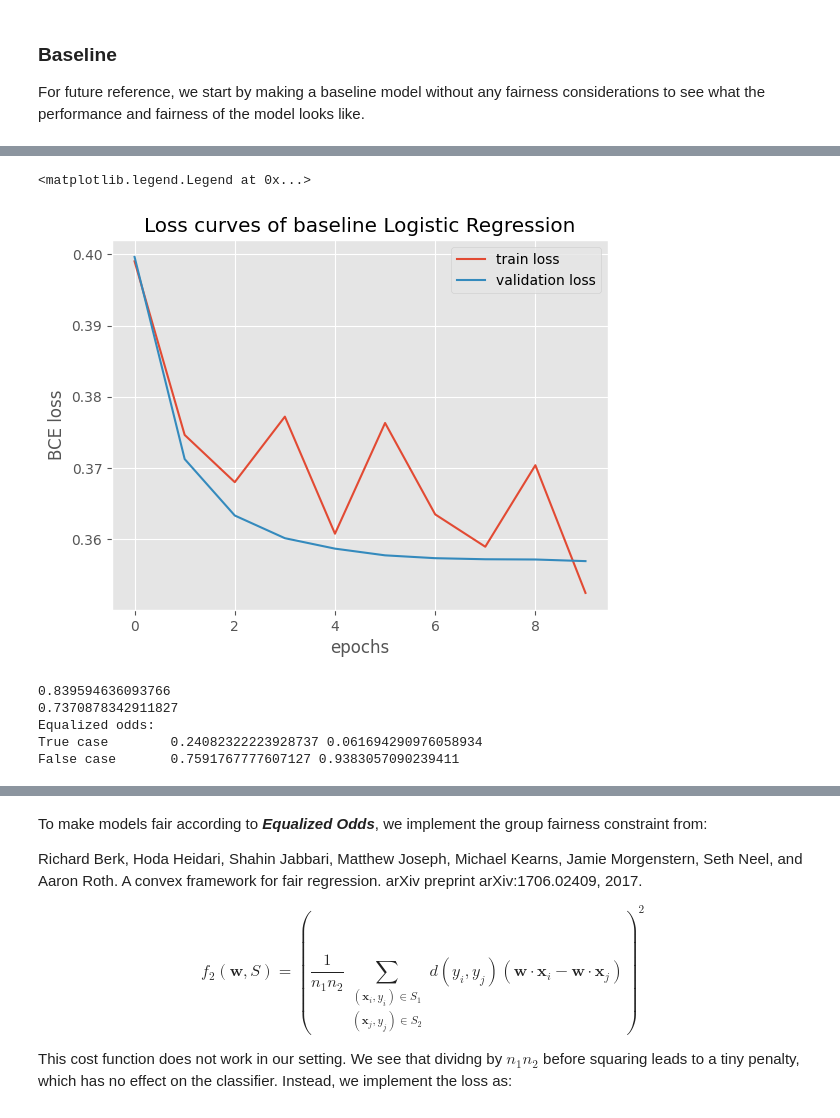
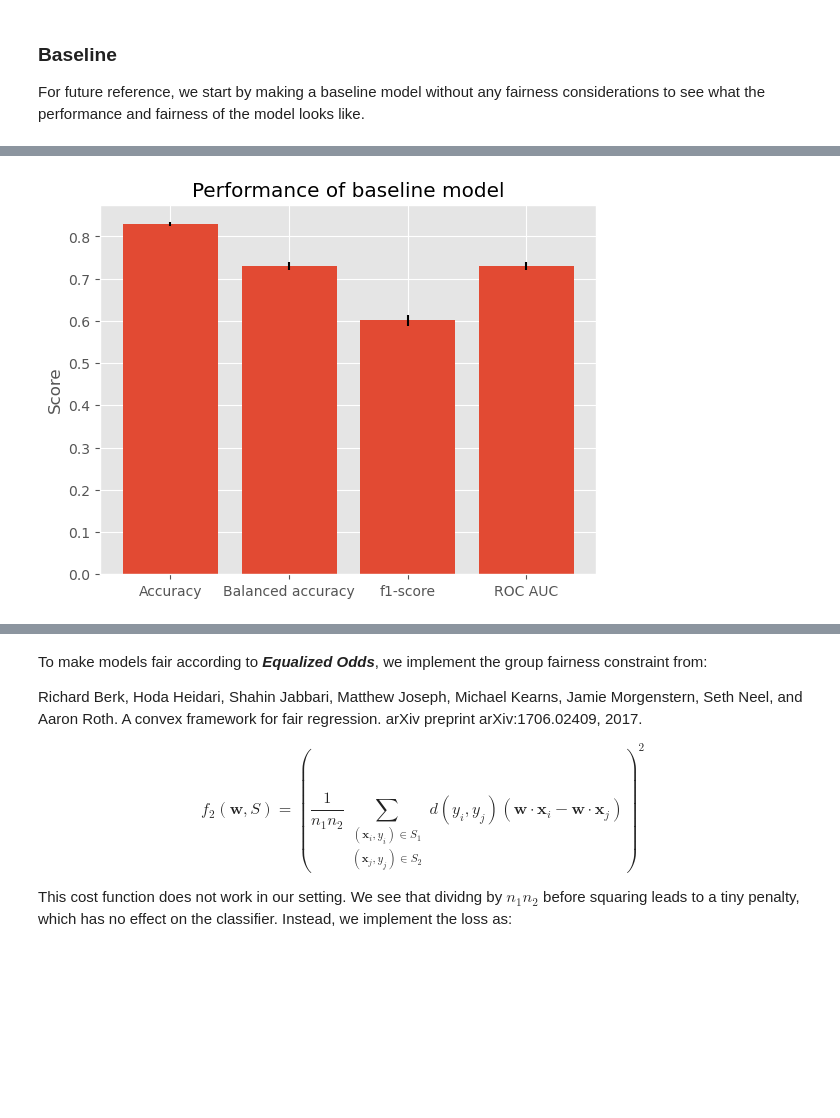
Before and after one commit to Marcus-Friis/afae-exam, a Jupyter notebook: notebook.ipynb, the cells around one changed output, grey strips where cells are left out. Drawn from its saved outputs; the diff is of its cells as text; code cells hidden in the pictures; blank space fills up the shorter version.

```diff
--- a/notebook.ipynb
+++ b/notebook.ipynb
@@ -20,6 +24,11 @@ from sklearn.metrics import  accuracy_score, balanced_accuracy_score, confusion_
 In this notebook, we work with the *adult income* dataset. ***Skriv preamble***
 
 Start by loading in the data and doing some initial processing.
+# %%
+FIG_PATH = 'reports/figs/'
+def savefig(fname, dpi=None):
+    dpi = 150 if dpi == None else dpi
+    plt.savefig(os.path.join(FIG_PATH, fname), bbox_inches='tight', dpi=dpi)
 # %%
 income = pd.read_csv('data/income.csv')
 income['target'] = income.income.map({'<=50K': 0, '>50K': 1})
@@ -40,7 +49,7 @@ income.head()
 nom_features = ['workclass', 'education', 'marital-status', 'occupation', 'relationship', 'native-country']
 num_features = ['educational-num']
 target = 'target'
-groups = ['gender_group']
+groups = 'gender_group'
 # %%
 # define a preprocessing pipeline and split data into train and test
 preprocessing = ColumnTransformer(
@@ -83,30 +136,29 @@ For future reference, we start by making a baseline model without any fairness c
 # %%
-from sklearn.model_selection import KFold
+tracker = KfoldTracker()
 
 n_splits = 5
 splits = KFold(n_splits=n_splits, shuffle=True, random_state=42)
 for fold, (train_idx, val_idx) in enumerate(splits.split(income_train)):
-    print(f'Fold {fold}')
     train = income_train.iloc[train_idx]
     val = income_train.iloc[val_idx]
 
     x_train = preprocessing.fit_transform(train).toarray()
     y_train = train[target].values
+    g_train = train[groups].values
 
     x_val = preprocessing.transform(val).toarray()
     y_val = val[target].values
+    g_val = val[groups].values
 
-    x_train, y_train, x_val, y_val = map(lambda x: torch.tensor(x, dtype=torch.float), (x_train, y_train, x_val, y_val))
+    x_train, y_train, g_train, x_val, y_val, g_val = map(lambda x: torch.tensor(x, dtype=torch.float), (x_train, y_train, g_train, x_val, y_val, g_val))
 
     model = BinaryLogisticRegression(x_train.shape[1])
     model.fit(x_train, y_train)
 
     y_pred = model(x_val)
-    y_pred = (y_pred > 0.5).numpy().astype(int)
+    y_pred = y_pred.detach().numpy().round()
 
-    print(f'Accuracy: {accuracy_score(y_val, y_pred)}')
-    print(f'Balanced accuracy: {balanced_accuracy_score(y_val, y_pred)}')
-    print(f'ROC AUC: {roc_auc_score(y_val, y_pred)}')
-    print(f'Confusion matrix: \n{confusion_matrix(y_val, y_pred)}')
-    print(f'Classification report: \n{classification_report(y_val, y_pred)}')
+    tracker.log(y_val, y_pred, g_val)
+
+tracker
 # %% [output]
@@ -190,11 +173,0 @@ loss: 0.35693907737731934 accuracy_score 0.839594636093766
-# %%
-fig, ax = plt.subplots()
-ax.plot(losses, label='train loss')
-ax.plot(val_losses, label='validation loss')
-ax.set_xlabel('epochs')
-ax.set_ylabel('BCE loss')
-ax.set_title('Loss curves of baseline Logistic Regression')
-ax.legend()
-# %% [output]
-<matplotlib.legend.Legend at 0x...>
-[figure, removed]
@@ -205,13 +174,9 @@ mask = gender_test == 0
-# %%
-print(accuracy_score(y_test.detach().numpy(), preds))
-print(balanced_accuracy_score(y_test, preds))
-
-print('Equalized odds:')
-print('True case\t', preds[mask].sum() / mask.sum(), preds[~mask].sum() / (~mask).sum())
-print('False case\t', inv_preds[mask].sum() / mask.sum(), inv_preds[~mask].sum() / (~mask).sum())
-# %% [output]
-0.839594636093766
-0.7370878342911827
-Equalized odds:
-True case        0.24082322223928737 0.061694290976058934
-False case       0.7591767777607127 0.9383057090239411
+# %%
+perf_base = tracker.get_mean_performance()
+fig, ax = plt.subplots()
+ax.bar(perf_base.keys(), [v[0] for v in perf_base.values()], yerr=[v[1] for v in perf_base.values()])
+ax.set_title('Performance of baseline model')
+ax.set_ylabel('Score')
+savefig('baseline_performance.svg')
+# %% [output]
+[figure, added]
```
Also changed, not shown: parts of 22 cells of this notebook, 5 other files.
